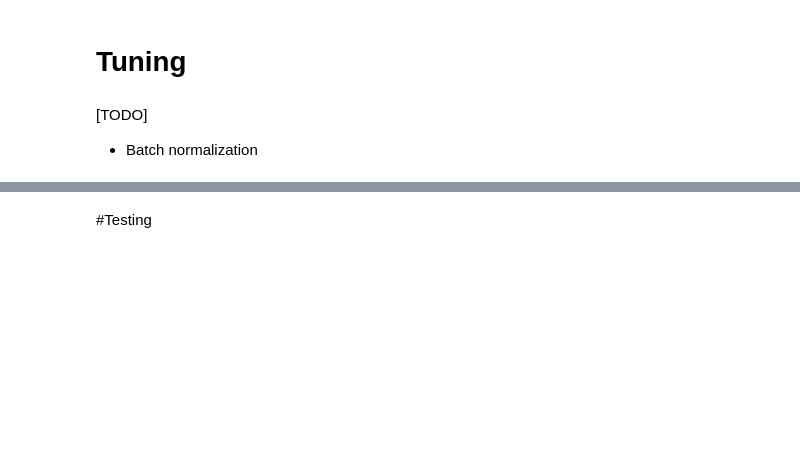
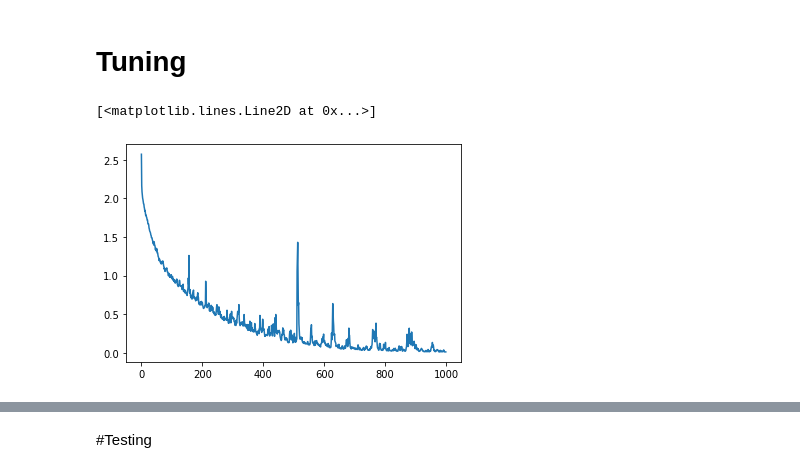
Before and after one commit to ads-ayaz/ml-playbook, a Jupyter notebook: 20200611_Music_classification_SCRATCH.ipynb, the cells around one changed output, grey strips where cells are left out. Saved outputs shown, nothing was run; the diff lists cells and outputs as text; code cells hidden in the pictures; blank space fills up the shorter version.

```diff
--- a/20200611_Music_classification_SCRATCH.ipynb
+++ b/20200611_Music_classification_SCRATCH.ipynb
@@ -115,0 +219,26 @@ n, m
+# %%
+# Nodes per layer
+n_layer = [n, 128, 128, 128, 10]
+
+# Set up a decaying learning rate
+lr_schedule = tf.keras.optimizers.schedules.ExponentialDecay(
+    initial_learning_rate=1e-3,
+    decay_steps=100000,
+    decay_rate=0.96,
+    staircase=False)
+
+# Hyperparamerters
+hparams = {}
+hparams["alpha"] = lr_schedule #0.0001              # Learning rate
+hparams["batch_size"] = 32              # Mini-batch size
+hparams["epochs"] = 1000                 # Training epochs
+hparams["L"] = len(n_layer)             # Number of layers in the model
+hparams["momentum"] = 0.9             # momentum for SGD
+hparams["nesterov"] = True           # use Nesterov momentum?
+# %%
+model = Sequential()
+model.add(Dense(input_shape=(n_layer[0],),activation='relu',units=n_layer[0]))
+for l in range(1, (hparams["L"] - 1)):
+  model.add(Dense(activation='relu',units=n_layer[l]))
+model.add(Dense(activation='softmax',units=n_layer[hparams["L"] - 1]))
+model.summary()
@@ -116,2 +264,13 @@ n, m
+# %%
+# Compile the model
+model.compile(
+    optimizer=tf.keras.optimizers.SGD(
+        learning_rate=hparams["alpha"],
+        momentum=hparams["momentum"],
+        nesterov=hparams["nesterov"]),
+    loss='categorical_crossentropy',
+    metrics=['accuracy'])
 # %% [markdown]
 # Training
+# %%
+history = model.fit(X_train,y_train,batch_size=hparams["batch_size"],epochs=hparams["epochs"],verbose=1)
@@ -118,5 +295,7 @@ n, m
 # %% [markdown]
 # Tuning
-# %% [markdown]
-[TODO]
-* Batch normalization
+# %%
+plt.plot(history.history['loss'])
+# %% [output]
+[<matplotlib.lines.Line2D at 0x...>]
+[figure, added]
```
Also changed, not shown: parts of 18 cells of this notebook.
